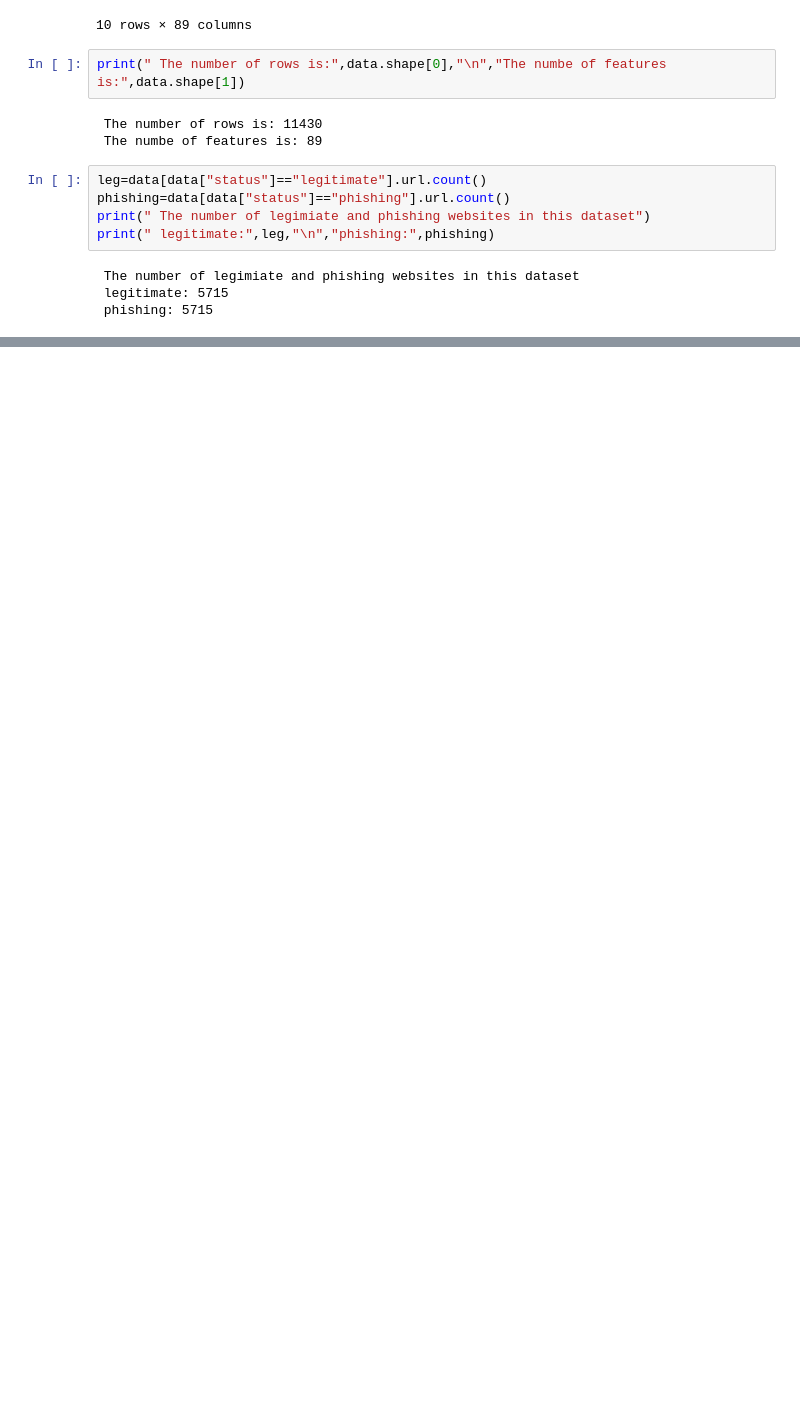
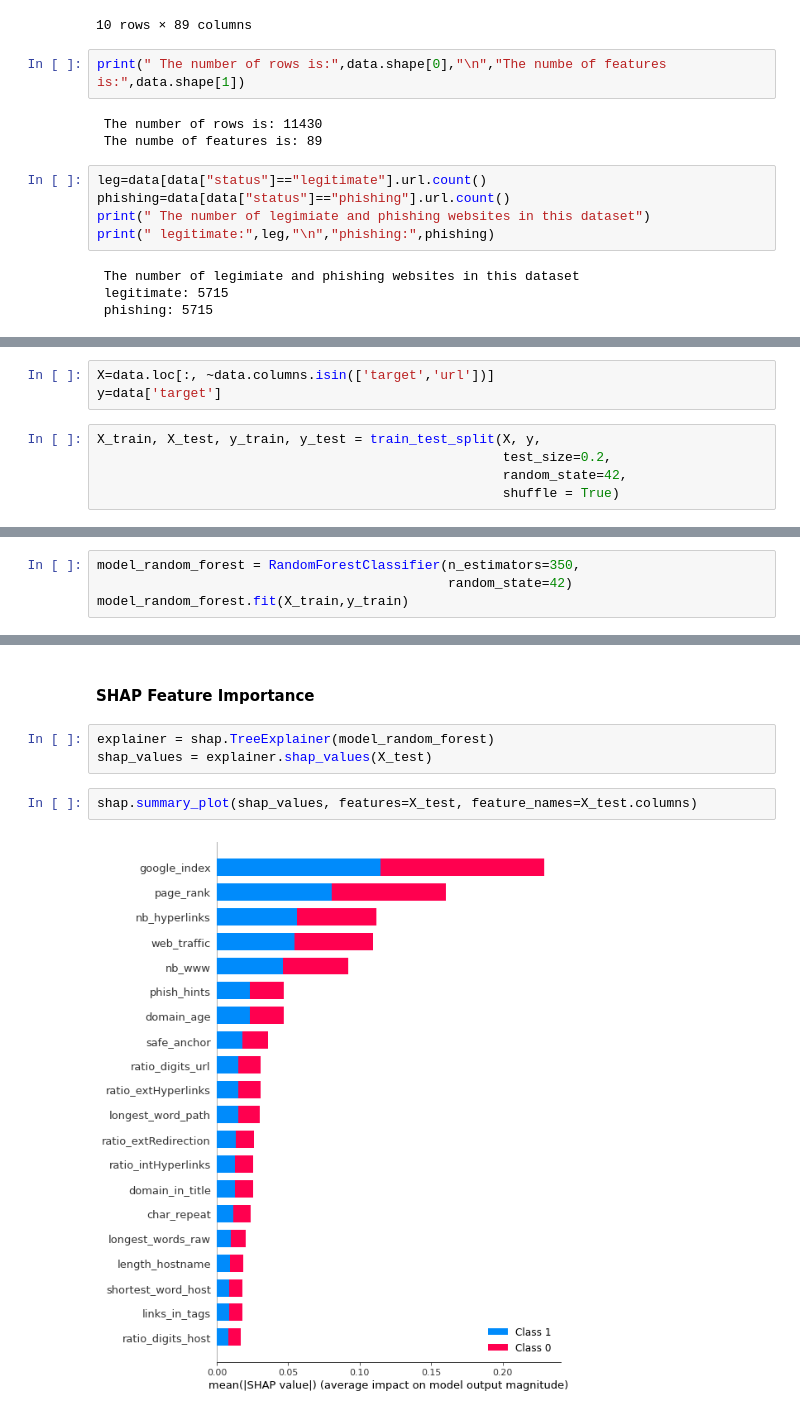
Before and after one commit to f-shirani/Phishing_Detection, a Jupyter notebook: Project.ipynb, the cells around one changed output, grey strips where cells are left out. Drawn from its saved outputs; the diff is of its cells as text; blank space fills up the shorter version.

Commit message:
random forest model

```diff
--- a/Project.ipynb
+++ b/Project.ipynb
@@ -47,0 +105,8 @@ data.describe()
+# %%
+X=data.loc[:, ~data.columns.isin(['target','url'])]
+y=data['target']
+# %%
+X_train, X_test, y_train, y_test = train_test_split(X, y,
+                                                    test_size=0.2,
+                                                    random_state=42,
+                                                    shuffle = True)
@@ -47,0 +115,4 @@ data.describe()
+# %%
+model_random_forest = RandomForestClassifier(n_estimators=350,
+                                             random_state=42)
+model_random_forest.fit(X_train,y_train)
@@ -47,0 +132,9 @@ data.describe()
+# %% [markdown]
+#### SHAP Feature Importance
+# %%
+explainer = shap.TreeExplainer(model_random_forest)
+shap_values = explainer.shap_values(X_test)
+# %%
+shap.summary_plot(shap_values, features=X_test, feature_names=X_test.columns)
+# %% [output]
+[figure, added]
```
Also changed, not shown: parts of 11 cells of this notebook.
